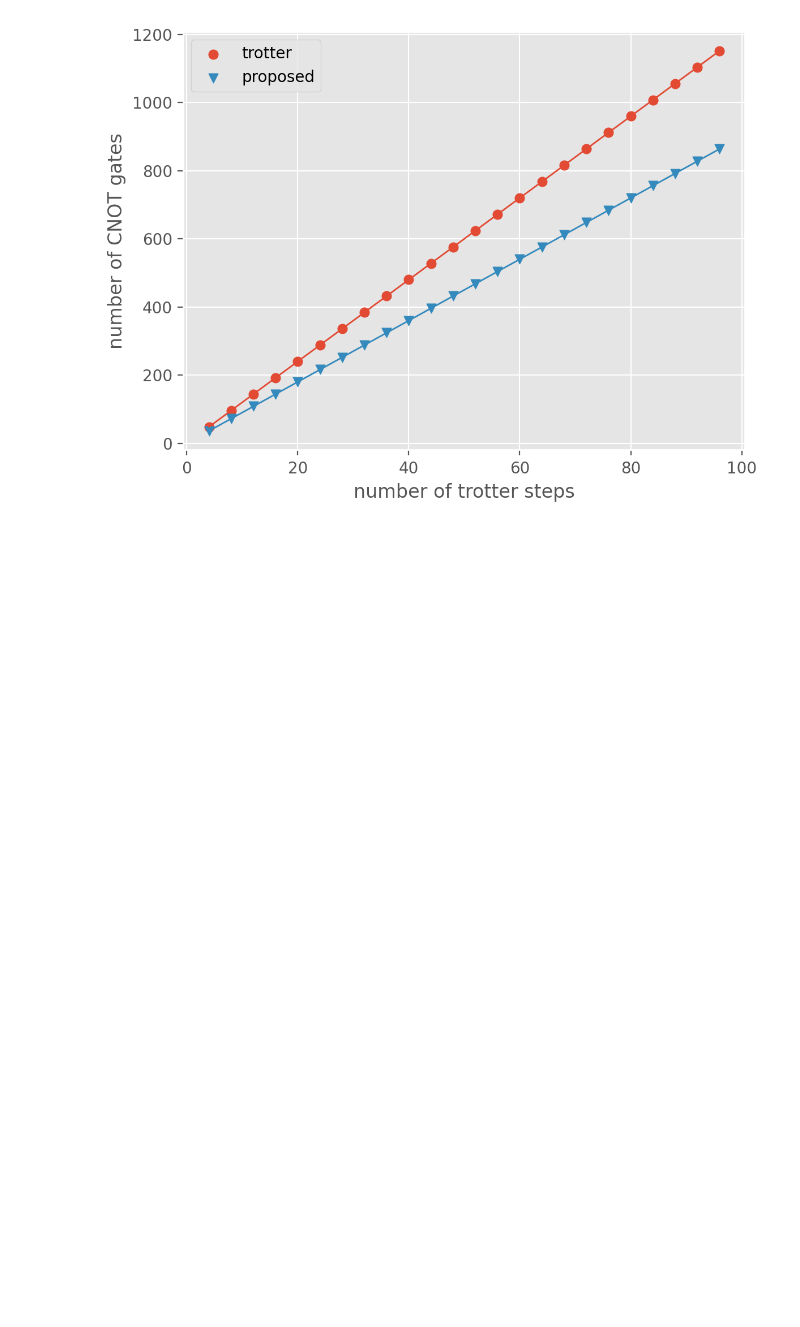
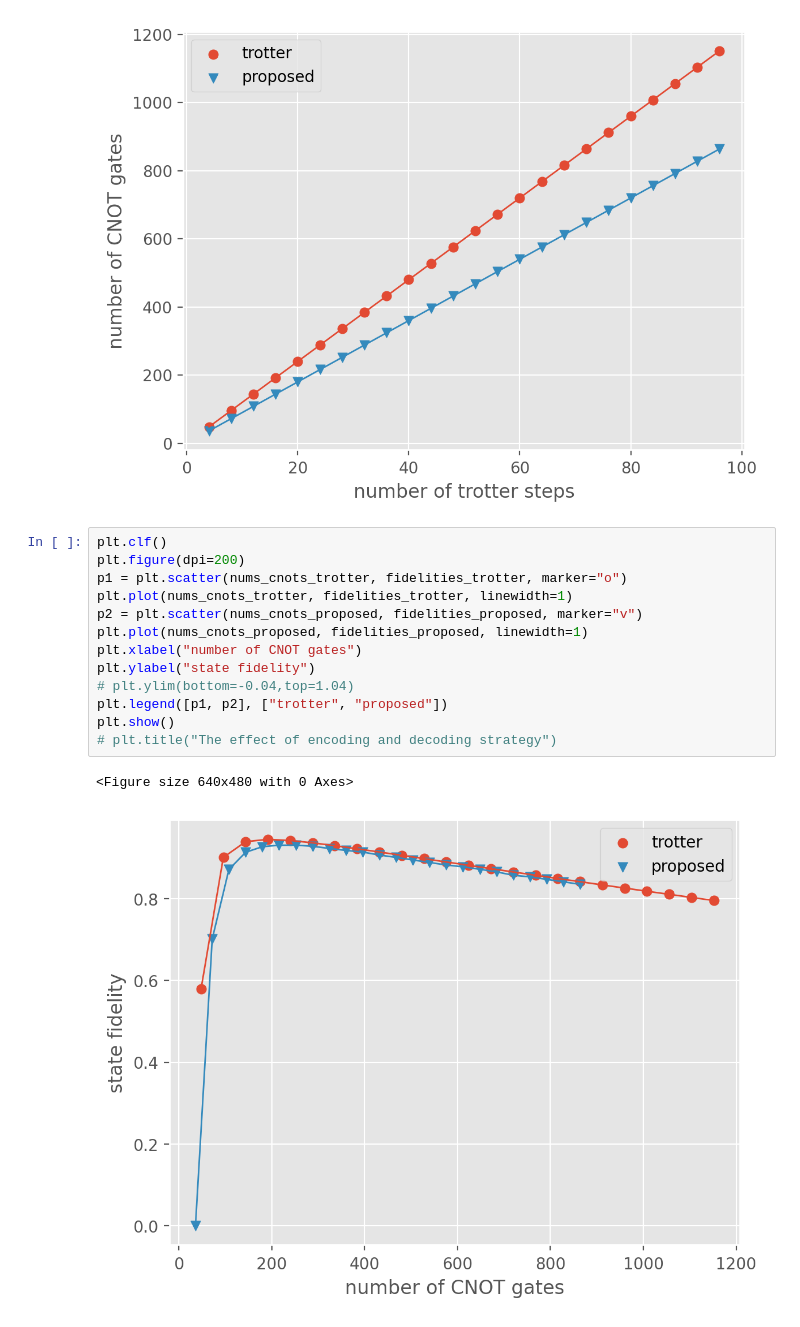
Before and after one commit to BOBO1997/osp_solutions, a Jupyter notebook: simulation/depolarising/5-qubit/visualise_5-qubit.ipynb, the cells around one changed output. Saved outputs shown, nothing was run; the diff lists cells and outputs as text; blank space fills up the shorter version.

Commit message:
added visualise_5-qubit

```diff
--- a/simulation/depolarising/5-qubit/visualise_5-qubit.ipynb
+++ b/simulation/depolarising/5-qubit/visualise_5-qubit.ipynb
@@ -53,3 +53,19 @@ plt.show()
 # %% [output]
 <Figure size 640x480 with 0 Axes>
 [figure]
+# %%
+plt.clf()
+plt.figure(dpi=200)
+p1 = plt.scatter(nums_cnots_trotter, fidelities_trotter, marker="o")
+plt.plot(nums_cnots_trotter, fidelities_trotter, linewidth=1)
+p2 = plt.scatter(nums_cnots_proposed, fidelities_proposed, marker="v")
+plt.plot(nums_cnots_proposed, fidelities_proposed, linewidth=1)
+plt.xlabel("number of CNOT gates")
+plt.ylabel("state fidelity")
+# plt.ylim(bottom=-0.04,top=1.04)
+plt.legend([p1, p2], ["trotter", "proposed"])
+plt.show()
+# plt.title("The effect of encoding and decoding strategy")
+# %% [output]
+<Figure size 640x480 with 0 Axes>
+[figure, added]
```
Also changed, not shown: 1 other file.
